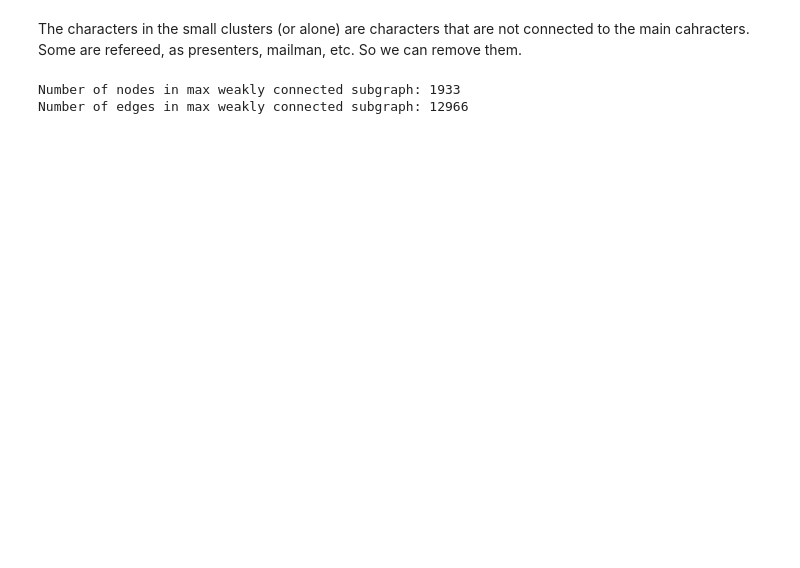
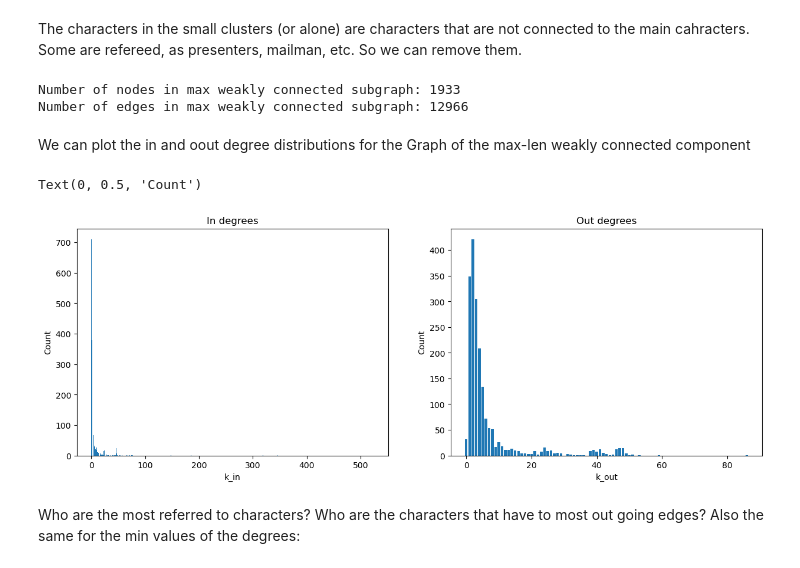
Before and after one commit to gpanagioto/projects_socialgraphs22, a Jupyter notebook: Project/south_park_data_generation.ipynb, the cells around one changed output. Saved outputs shown, nothing was run; the diff lists cells and outputs as text; code cells hidden in the pictures; blank space fills up the shorter version.

Commit message:
added some code and visuals

```diff
--- a/Project/south_park_data_generation.ipynb
+++ b/Project/south_park_data_generation.ipynb
@@ -277,3 +278,42 @@ print(f"Number of edges in max weakly connected subgraph: {len(list(G_weakly_con
 # %% [output]
 Number of nodes in max weakly connected subgraph: 1933
 Number of edges in max weakly connected subgraph: 12966
+# %% [markdown]
+We can plot the in and oout degree distributions for the Graph of the max-len weakly connected component
+# %%
+# Find the degrees distribution
+# Numpy version of degrees only since it is more convenient to use
+in_degrees = np.array([deg for (node, deg) in G_weakly_con.in_degree])
+out_degrees = np.array([deg for (node, deg) in G_weakly_con.out_degree])
+
+# Dictionary to also find characters:
+in_degrees_dict = {node:deg for (node, deg) in G_weakly_con.in_degree}
+out_degrees_dict = {node:deg for (node, deg) in G_weakly_con.out_degree}
+
+# Visualize degrees distribution, using histograms
+v_in = np.arange(in_degrees.min(), in_degrees.max()+1, 1)
+hist_in, edges_in = np.histogram(in_degrees, bins=v_in)
+
+v_out = np.arange(out_degrees.min(), out_degrees.max()+1, 1)
+hist_out, edges_out = np.histogram(out_degrees, bins=v_out)
+# %%
+fig = plt.figure(figsize=(15,5))
+
+plt.subplot(1,2,1)
+plt.bar(edges_in[:-1], hist_in)
+plt.title('In degrees')
+plt.xlabel('k_in')
+plt.ylabel('Count')
+
+plt.subplot(1,2,2)
+plt.bar(edges_out[:-1], hist_out)
+plt.title('Out degrees')
+plt.xlabel('k_out')
+plt.ylabel('Count')
+
+plt.show()
+# %% [output]
+Text(0, 0.5, 'Count')
+[figure, added]
+# %% [markdown]
+Who are the most referred to characters? Who are the characters that have to most out going edges? Also the same for the min values of the degrees:
```
Also changed, not shown: parts of 16 cells of this notebook.
